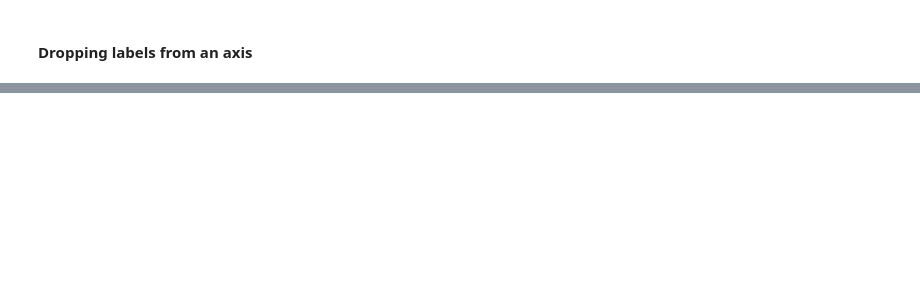
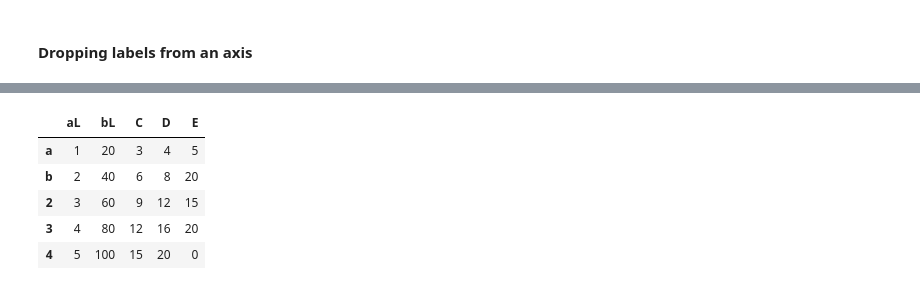
Before and after one commit to KumudithaSilva/pandas-data-science, a Jupyter notebook: Pandas.ipynb, the cells around one changed output, grey strips where cells are left out. Cells and saved outputs as stored; diff of their text form; code cells hidden in the pictures; blank space fills up the shorter version.

Commit message:
rename

```diff
--- a/Pandas.ipynb
+++ b/Pandas.ipynb
@@ -669,0 +667,12 @@ df_drop.drop([0, 1], axis=0)
+# %%
+df_drop.rename(
+    columns={"A" : "aL", "B": "bL"},
+    index={0: "a", 1: "b"}
+)
+# %% [output]
+|  | aL | bL | C | D | E |
+| a | 1 | 20 | 3 | 4 | 5 |
+| b | 2 | 40 | 6 | 8 | 20 |
+| 2 | 3 | 60 | 9 | 12 | 15 |
+| 3 | 4 | 80 | 12 | 16 | 20 |
+| 4 | 5 | 100 | 15 | 20 | 0 |
```
Also changed, not shown: parts of 27 cells of this notebook.
